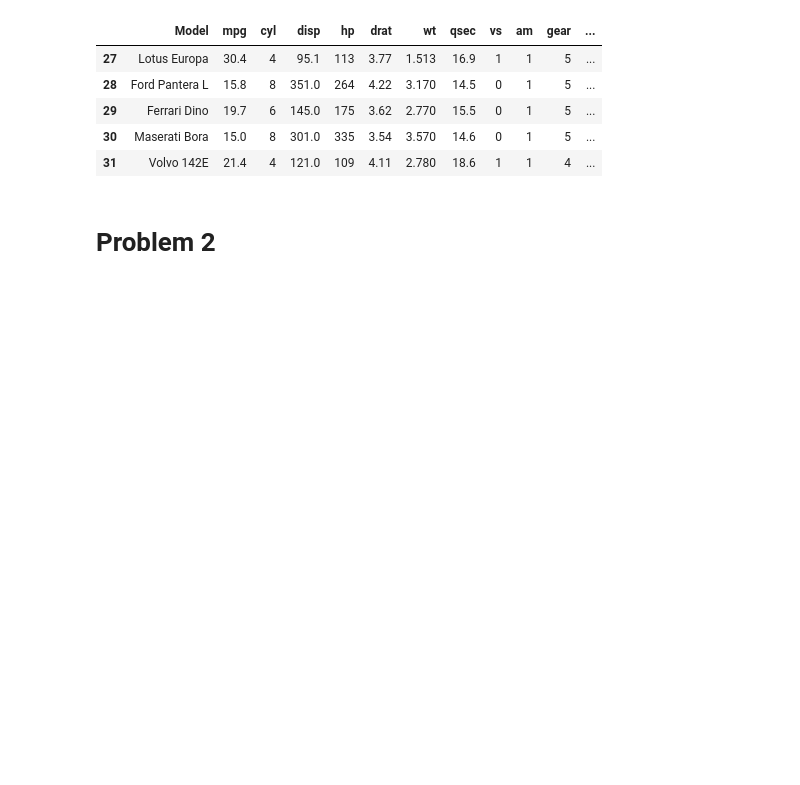
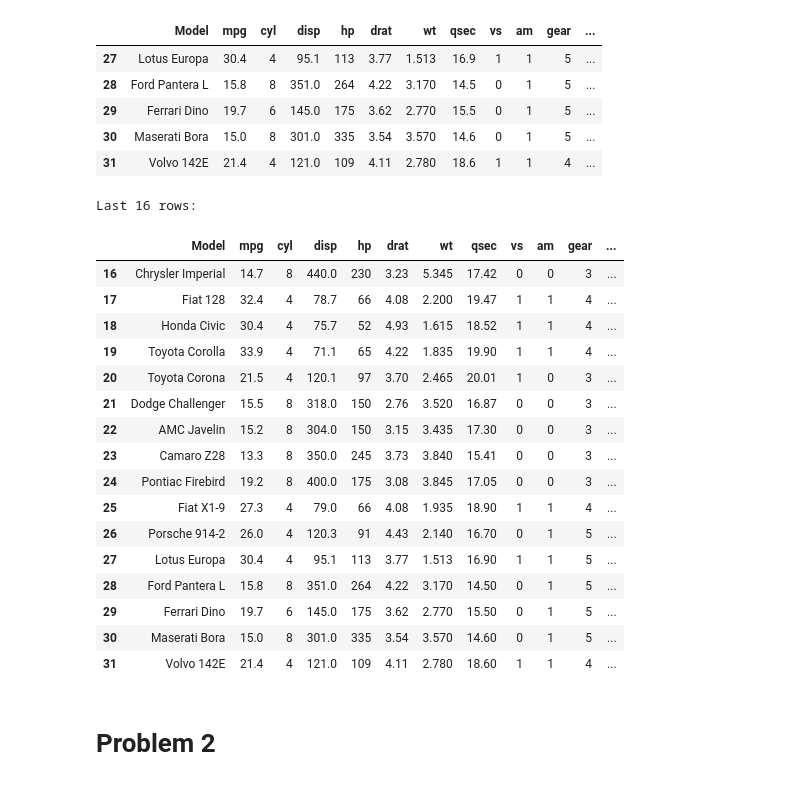
Before and after one commit to venven16/HIPE_Experiment-3, a Jupyter notebook: PA3.ipynb, the cells around one changed output. Saved outputs shown, nothing was run; the diff lists cells and outputs as text; code cells hidden in the pictures; blank space fills up the shorter version.

```diff
--- a/PA3.ipynb
+++ b/PA3.ipynb
@@ -60,6 +85,29 @@ Last five rows:
 | 29 | Ferrari Dino | 19.7 | 6 | 145.0 | 175 | 3.62 | 2.770 | 15.5 | 0 | 1 | 5 | ... |
 | 30 | Maserati Bora | 15.0 | 8 | 301.0 | 335 | 3.54 | 3.570 | 14.6 | 0 | 1 | 5 | ... |
 | 31 | Volvo 142E | 21.4 | 4 | 121.0 | 109 | 4.11 | 2.780 | 18.6 | 1 | 1 | 4 | ... |
+# %%
+# Display the first five rows
+print("Last 16 rows:")
+cars.tail(16)
+# %% [output]
+Last 16 rows:
+|  | Model | mpg | cyl | disp | hp | drat | wt | qsec | vs | am | gear | ... |
+| 16 | Chrysler Imperial | 14.7 | 8 | 440.0 | 230 | 3.23 | 5.345 | 17.42 | 0 | 0 | 3 | ... |
+| 17 | Fiat 128 | 32.4 | 4 | 78.7 | 66 | 4.08 | 2.200 | 19.47 | 1 | 1 | 4 | ... |
+| 18 | Honda Civic | 30.4 | 4 | 75.7 | 52 | 4.93 | 1.615 | 18.52 | 1 | 1 | 4 | ... |
+| 19 | Toyota Corolla | 33.9 | 4 | 71.1 | 65 | 4.22 | 1.835 | 19.90 | 1 | 1 | 4 | ... |
+| 20 | Toyota Corona | 21.5 | 4 | 120.1 | 97 | 3.70 | 2.465 | 20.01 | 1 | 0 | 3 | ... |
+| 21 | Dodge Challenger | 15.5 | 8 | 318.0 | 150 | 2.76 | 3.520 | 16.87 | 0 | 0 | 3 | ... |
+| 22 | AMC Javelin | 15.2 | 8 | 304.0 | 150 | 3.15 | 3.435 | 17.30 | 0 | 0 | 3 | ... |
+| 23 | Camaro Z28 | 13.3 | 8 | 350.0 | 245 | 3.73 | 3.840 | 15.41 | 0 | 0 | 3 | ... |
+| 24 | Pontiac Firebird | 19.2 | 8 | 400.0 | 175 | 3.08 | 3.845 | 17.05 | 0 | 0 | 3 | ... |
+| 25 | Fiat X1-9 | 27.3 | 4 | 79.0 | 66 | 4.08 | 1.935 | 18.90 | 1 | 1 | 4 | ... |
+| 26 | Porsche 914-2 | 26.0 | 4 | 120.3 | 91 | 4.43 | 2.140 | 16.70 | 0 | 1 | 5 | ... |
+| 27 | Lotus Europa | 30.4 | 4 | 95.1 | 113 | 3.77 | 1.513 | 16.90 | 1 | 1 | 5 | ... |
+| 28 | Ford Pantera L | 15.8 | 8 | 351.0 | 264 | 4.22 | 3.170 | 14.50 | 0 | 1 | 5 | ... |
+| 29 | Ferrari Dino | 19.7 | 6 | 145.0 | 175 | 3.62 | 2.770 | 15.50 | 0 | 1 | 5 | ... |
+| 30 | Maserati Bora | 15.0 | 8 | 301.0 | 335 | 3.54 | 3.570 | 14.60 | 0 | 1 | 5 | ... |
+| 31 | Volvo 142E | 21.4 | 4 | 121.0 | 109 | 4.11 | 2.780 | 18.60 | 1 | 1 | 4 | ... |
 # %% [markdown]
 # Problem 2
 # %% [markdown]
```
Also changed, not shown: parts of 2 cells of this notebook.
